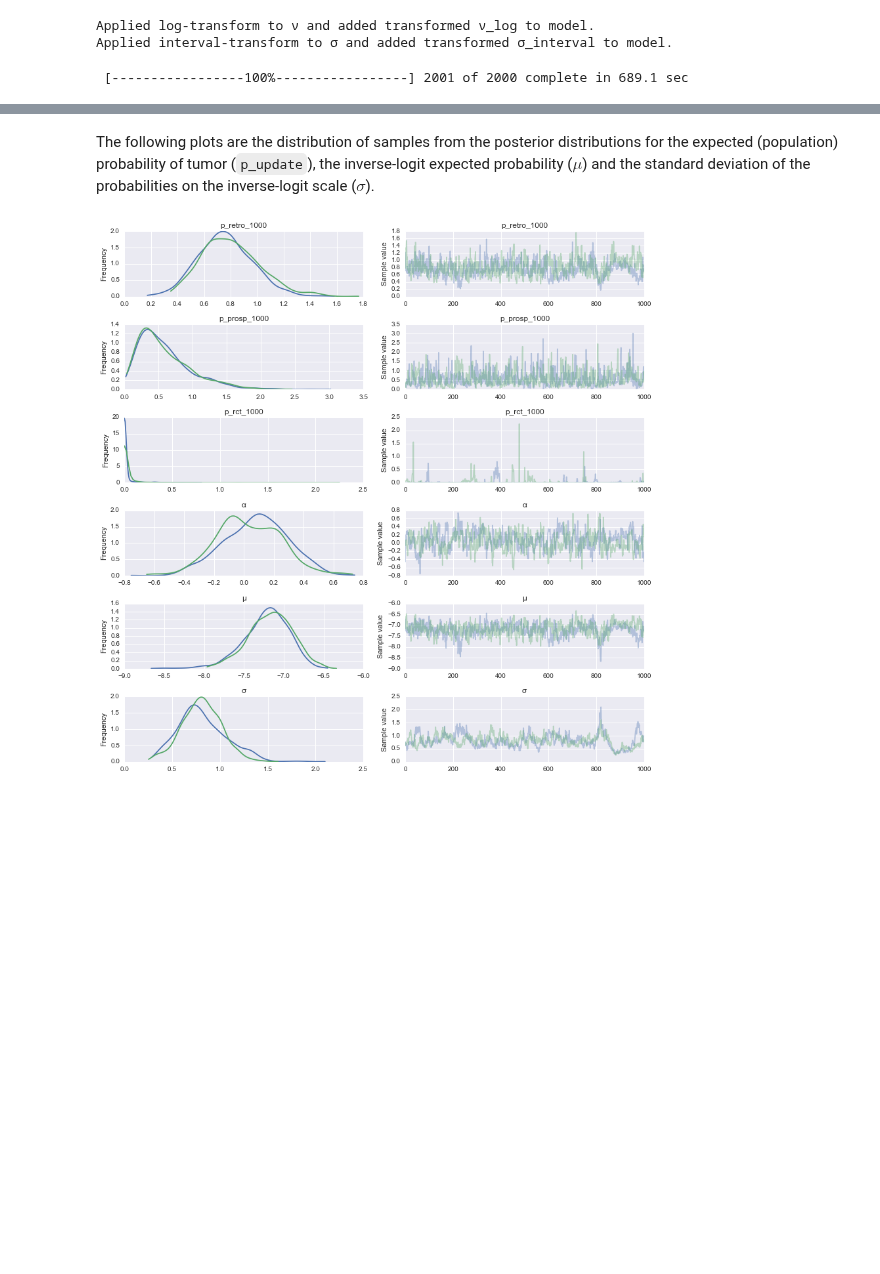
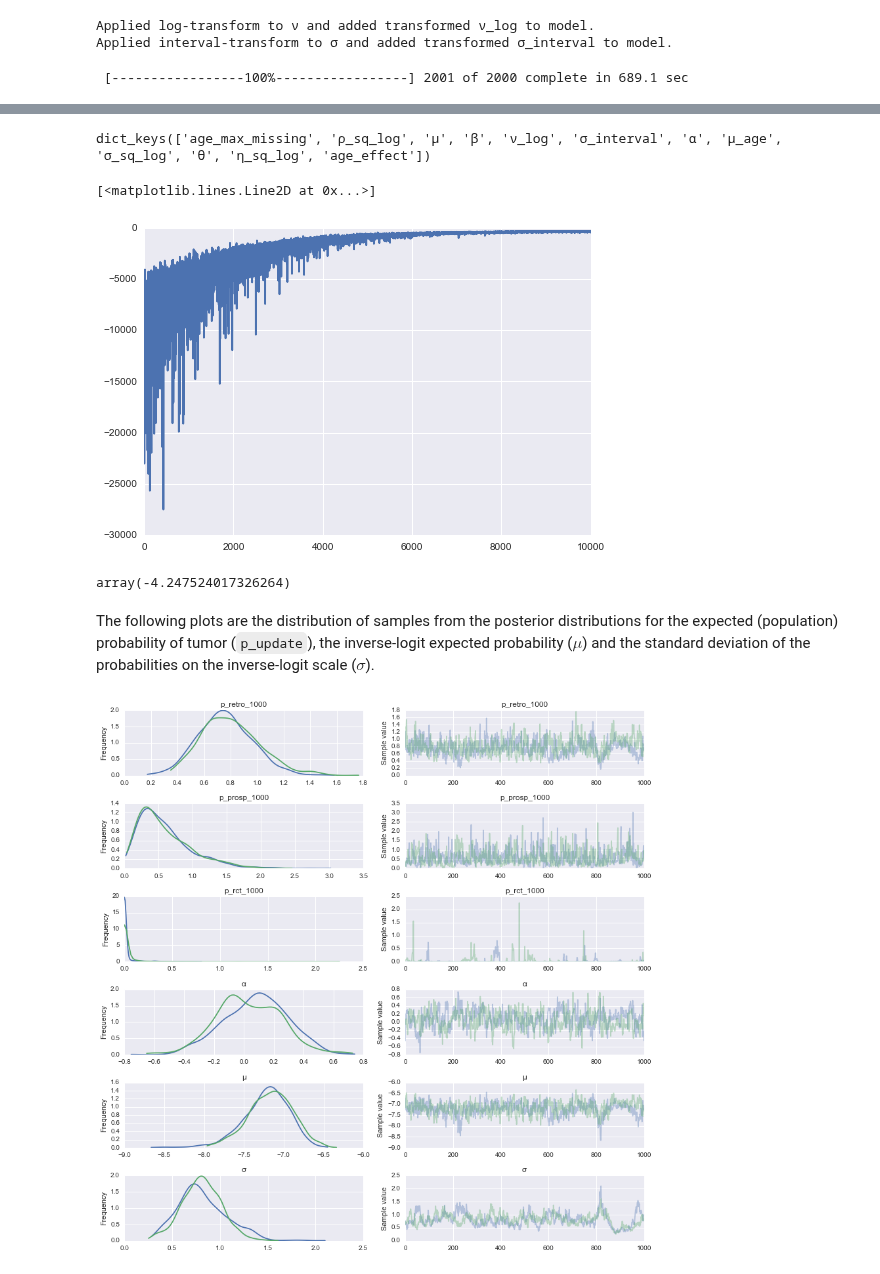
Before and after one commit to VanderbiltPopHealthSci/uterine_fibroids_MA, a Jupyter notebook: Key Question 3 Meta-analysis.ipynb, the cells around one changed output, grey strips where cells are left out. Drawn from its saved outputs; the diff is of its cells as text; code cells hidden in the pictures; blank space fills up the shorter version.

```diff
--- a/Key Question 3 Meta-analysis.ipynb
+++ b/Key Question 3 Meta-analysis.ipynb
@@ -171,0 +217,4 @@ with pritts_update:
+# %%
+with pritts_gp:
+#     trace_gp = pm.sample(2000, random_seed=[20140425, 19700903])
+    gp_fit = pm.variational.advi(n=10000)
@@ -172,3 +239,16 @@ with pritts_update:
+# %%
+gp_fit[0].keys()
+# %% [output]
+dict_keys(['age_max_missing', 'ρ_sq_log', 'μ', 'β', 'ν_log', 'σ_interval', 'α', 'μ_age', 'σ_sq_log', 'θ', 'η_sq_log', 'age_effect'])
+# %%
+plt.plot(gp_fit[2])
+# %% [output]
+[<matplotlib.lines.Line2D at 0x...>]
+[figure, added]
+# %%
+gp_fit[0]['μ']
+# %% [output]
+array(-4.247524017326264)
 # %% [markdown]
 The following plots are the distribution of samples from the posterior distributions for the expected (population) probability of tumor (`p_update`), the inverse-logit expected probability ($\mu$) and the standard deviation of the probabilities on the inverse-logit scale ($\sigma$).
 # %%
```
Also changed, not shown: parts of 5 cells of this notebook, 1 other file.
